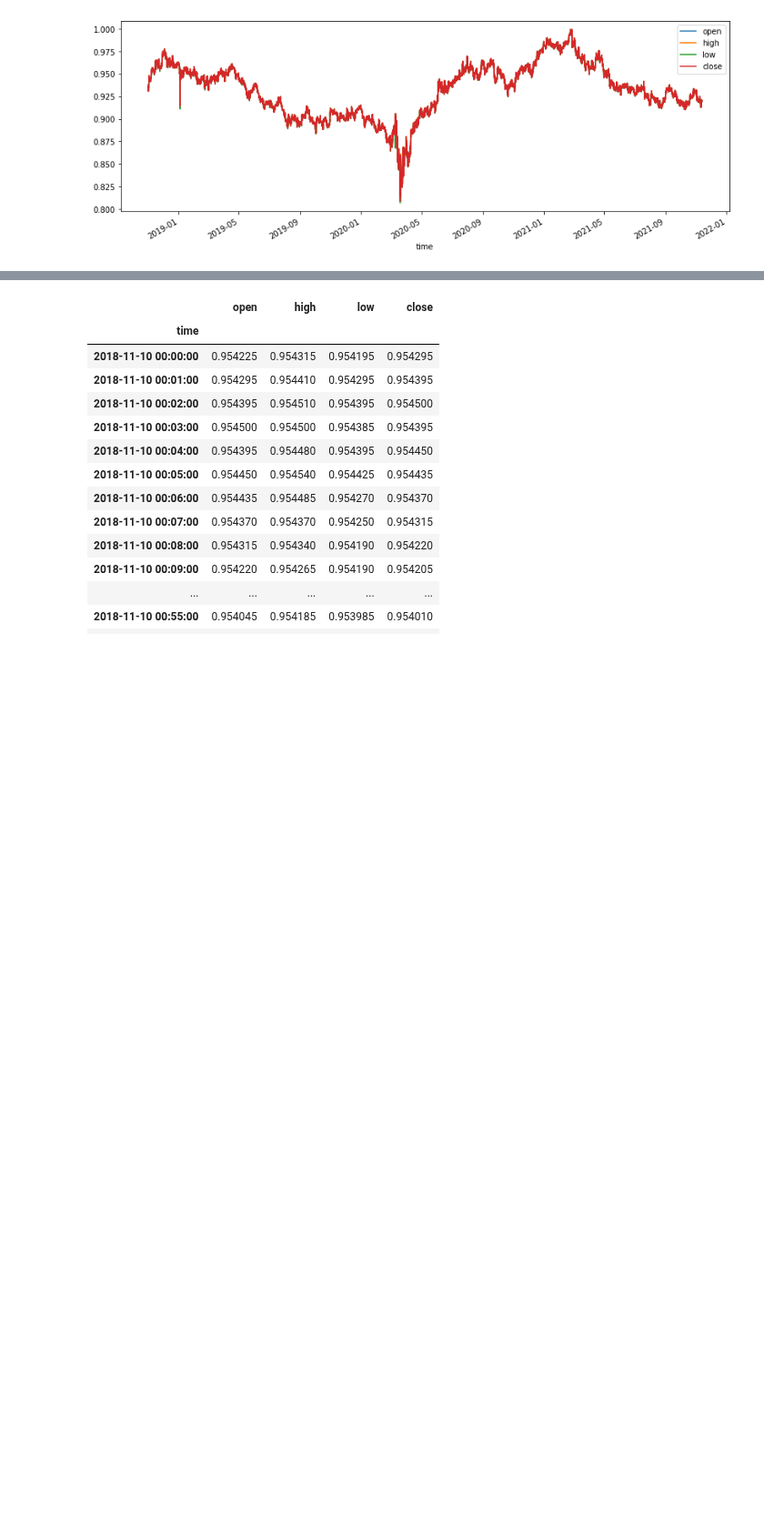
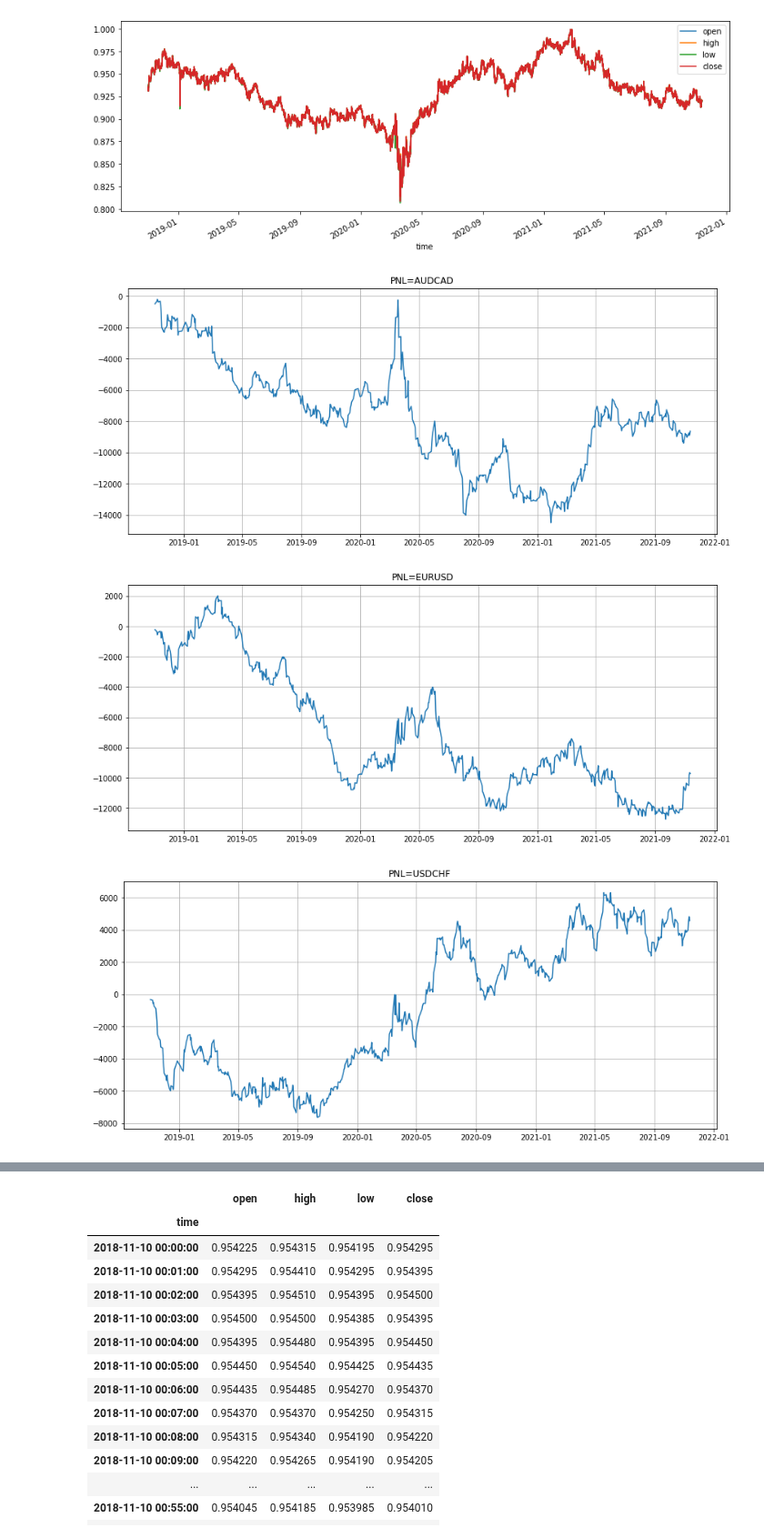
Before and after one commit to Molozey/algo-andrii, a Jupyter notebook: Andrii/Dir_05_12/Strategy_FX.ipynb, the cells around one changed output, grey strips where cells are left out. Shown at 91% size. Cells and saved outputs as stored; diff of their text form; code cells hidden in the pictures; blank space fills up the shorter version.

```diff
--- a/Andrii/Dir_05_12/Strategy_FX.ipynb
+++ b/Andrii/Dir_05_12/Strategy_FX.ipynb
@@ -44,9 +44,9 @@ for _file_ in tqdm(data_path):
 
     if name != ('ES-21.12' or ' NQ-21.12'):
         for _ in np.unique(data.index.date):
-            ASIAN_START = datetime.datetime.combine(_, datetime.time(hour=15))
+            ASIAN_START = datetime.datetime.combine(_, datetime.time(hour=22))
             ASIAN_END = datetime.datetime.combine(_ + datetime.timedelta(days=1), datetime.time(hour=8))
-            ENGLISH_END = datetime.datetime.combine(_ + datetime.timedelta(days=1), datetime.time(hour=15))
+            ENGLISH_END = datetime.datetime.combine(_ + datetime.timedelta(days=1), datetime.time(hour=22))
 
             if (ASIAN_START in data.index) and (ASIAN_END in data.index) and (ENGLISH_END in data.index):
                 AVAILABLE_DATES.append(_)
@@ -55,39 +55,43 @@ for _file_ in tqdm(data_path):
         for _ in tqdm(AVAILABLE_DATES, leave=False):
             #if _ + datetime.timedelta(days=1) in AVAILABLE_DATES:
 
-            ASIAN_START = datetime.datetime.combine(_, datetime.time(hour=15))
+            ASIAN_START = datetime.datetime.combine(_, datetime.time(hour=22))
             ASIAN_END = datetime.datetime.combine(_ + datetime.timedelta(days=1), datetime.time(hour=8))
-            ENGLISH_END = datetime.datetime.combine(_ + datetime.timedelta(days=1), datetime.time(hour=15))
+            ENGLISH_END = datetime.datetime.combine(_ + datetime.timedelta(days=1), datetime.time(hour=22))
             ASIAN_DATA = data.loc[ASIAN_START:ASIAN_END]
 
             HOLD_DATA = data.loc[ASIAN_END:ENGLISH_END]
 
             LOW = ASIAN_DATA.close.min()
             MAX = ASIAN_DATA.close.max()
 
             CLOSE = HOLD_DATA.iloc[-1].close
             for _arrow_ in HOLD_DATA.index:
                 current_price = HOLD_DATA.loc[_arrow_].open
                 if current_price > MAX:
-                    RET = (POSITION_VOLUME / current_price) * CLOSE - POSITION_VOLUME
+                    RET = (POSITION_VOLUME / current_price) * CLOSE - POSITION_VOLUME - SLIPADGE
                     MONEY.append(MONEY[-1] + RET)
                     if MONEY[-1] < 0:
                         MONEY[-1] = MONEY[-1]
                     TRADE_LOGIC.append('BUY')
                     TRADE_DATES.append(_arrow_)
                     break
                 if current_price < LOW:
                     #MONEY.append((-1 * (POSITION_VOLUME / current_price) * CLOSE) + POSITION_VOLUME - SLIPADGE + MONEY[-1])
-                    RET = POSITION_VOLUME - (POSITION_VOLUME / current_price) * CLOSE
+                    RET = POSITION_VOLUME - (POSITION_VOLUME / current_price) * CLOSE - SLIPADGE
                     MONEY.append(MONEY[-1] + RET)
                     if MONEY[-1] < 0:
                         MONEY[-1] = MONEY[-1]
                     TRADE_LOGIC.append('SELL')
                     TRADE_DATES.append(_arrow_)
                     break
 
         plt.figure(figsize=(14,6))
         plt.title(f"PNL={name}")
         plt.grid()
         plt.plot(TRADE_DATES, MONEY[1:])
         plt.show()
+# %% [output]
+[figure, added]
+[figure, added]
+[figure, added]
```
Also changed, not shown: parts of 1 cell of this notebook.
